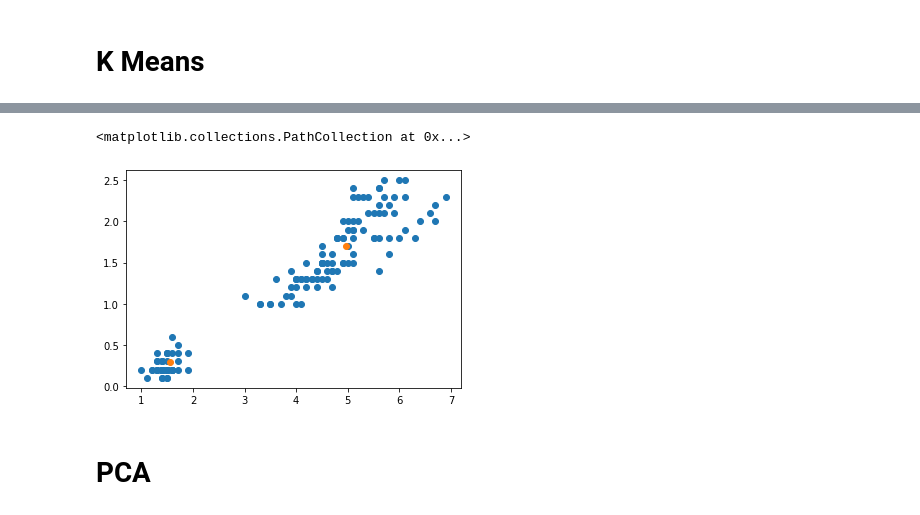
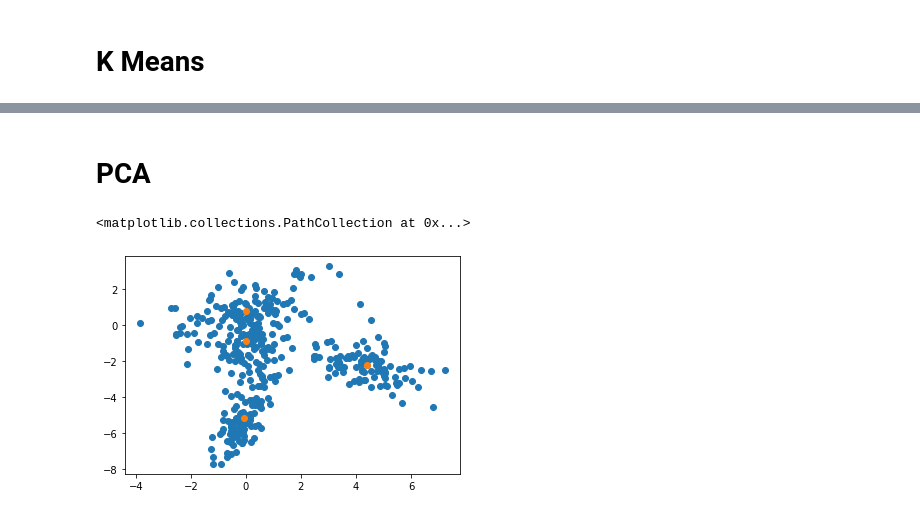
Before and after one commit to FaisalAhmed0/machine_learning_from_scratch, a Jupyter notebook: Faisal_Mohamed_K_means_and_PCA.ipynb, the cells around one changed output, grey strips where cells are left out. Cells and saved outputs as stored; diff of their text form; code cells hidden in the pictures.

```diff
--- a/Faisal_Mohamed_K_means_and_PCA.ipynb
+++ b/Faisal_Mohamed_K_means_and_PCA.ipynb
@@ -135,8 +196,2 @@ plt.scatter(final_centriods.iloc[:, 1], final_centriods.iloc[:, 2])
-# %%
-plt.scatter(data.iloc[:, 2], data.iloc[:, 3])
-plt.scatter(final_centriods.iloc[:, 2], final_centriods.iloc[:, 3])
-# %% [output]
-<matplotlib.collections.PathCollection at 0x...>
-[figure, removed]
 # %% [markdown]
 # PCA
@@ -172,4 +242,9 @@ P = PCA(data, 2)
 # %%
 # Using the first two principal components, we will plot the projected data and the centriods from the previous section
 data_proj = data.to_numpy() @ P
 centriods_proj = final_centriods.to_numpy() @ P
+plt.scatter(data_proj[:, 0], data_proj[:, 1])
+plt.scatter(centriods_proj[:, 0], centriods_proj[:, 1])
+# %% [output]
+<matplotlib.collections.PathCollection at 0x...>
+[figure, added]
```
Also changed, not shown: parts of 40 cells of this notebook.
